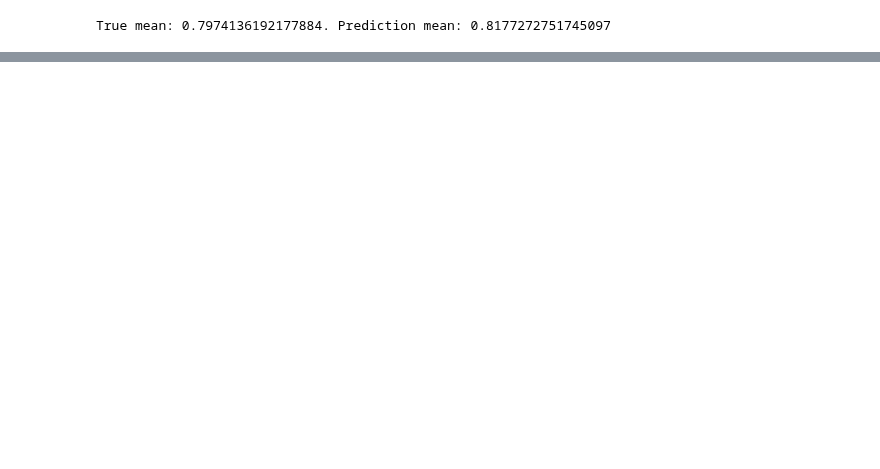
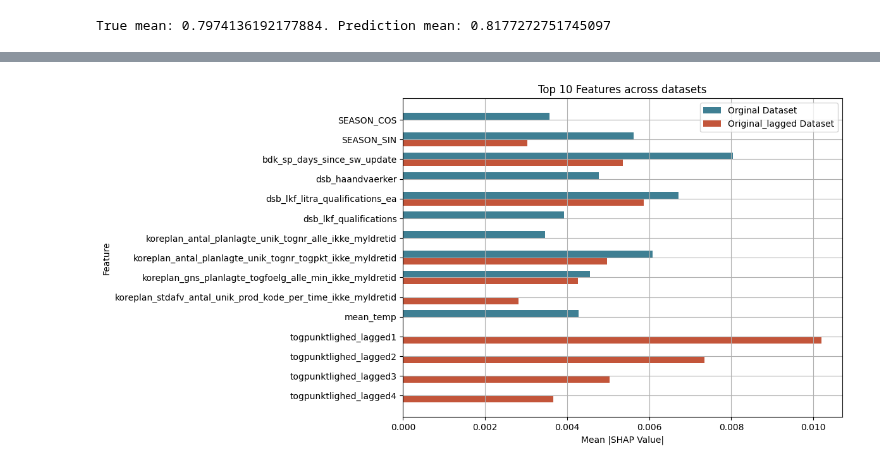
Before and after one commit to clarachristiansen/Bachelor_project, a Jupyter notebook: Visualize_CV_shifted.ipynb, the cells around one changed output, grey strips where cells are left out. Drawn from its saved outputs; the diff is of its cells as text; code cells hidden in the pictures; blank space fills up the shorter version.

```diff
--- a/Visualize_CV_shifted.ipynb
+++ b/Visualize_CV_shifted.ipynb
@@ -691,0 +771,10 @@ ARIMA_XGBoost_Predictions.prediction_function(i=1, initial_start=50, arima=True,
+# %%
+table = np.zeros((4,4))
+
+for i in range(1,5):
+    for j, model in enumerate(['XGBoost', 'Catboost', 'ARIMA_XGBoost', 'ARIMA_Catboost']):
+        pred = Predictions('Cleaned', model, 20)
+        prediction_series = pred.data[f'Predictions_full{i}']
+        prediction_mean_series = prediction_series.apply(lambda x: x.mean())
+        prediction_overall_mean = prediction_mean_series.mean()
+        table[i-1,j] = prediction_overall_mean
@@ -913,0 +1049,6 @@ FI_Cleaned_lagged_ARIMA_XGBoost.plot_shap_summary(new_mean_matrix=FI_Cleaned_lag
+# %%
+FI_Cleaned_lagged_XGBoost = FeatureImportance('Cleaned_lagged', 'XGBoost', 20)
+FI_Cleaned_XGBoost = FeatureImportance('Cleaned', 'XGBoost', 20)
+FI_Cleaned_XGBoost.plot_shap_summary(new_mean_matrix=FI_Cleaned_lagged_XGBoost.mean_matrix_all, new_dataset=FI_Cleaned_lagged_XGBoost.dataset.iloc[:, 2:], plot_type='bar')
+# %% [output]
+[figure, added]
```
Also changed, not shown: parts of 35 cells of this notebook.
